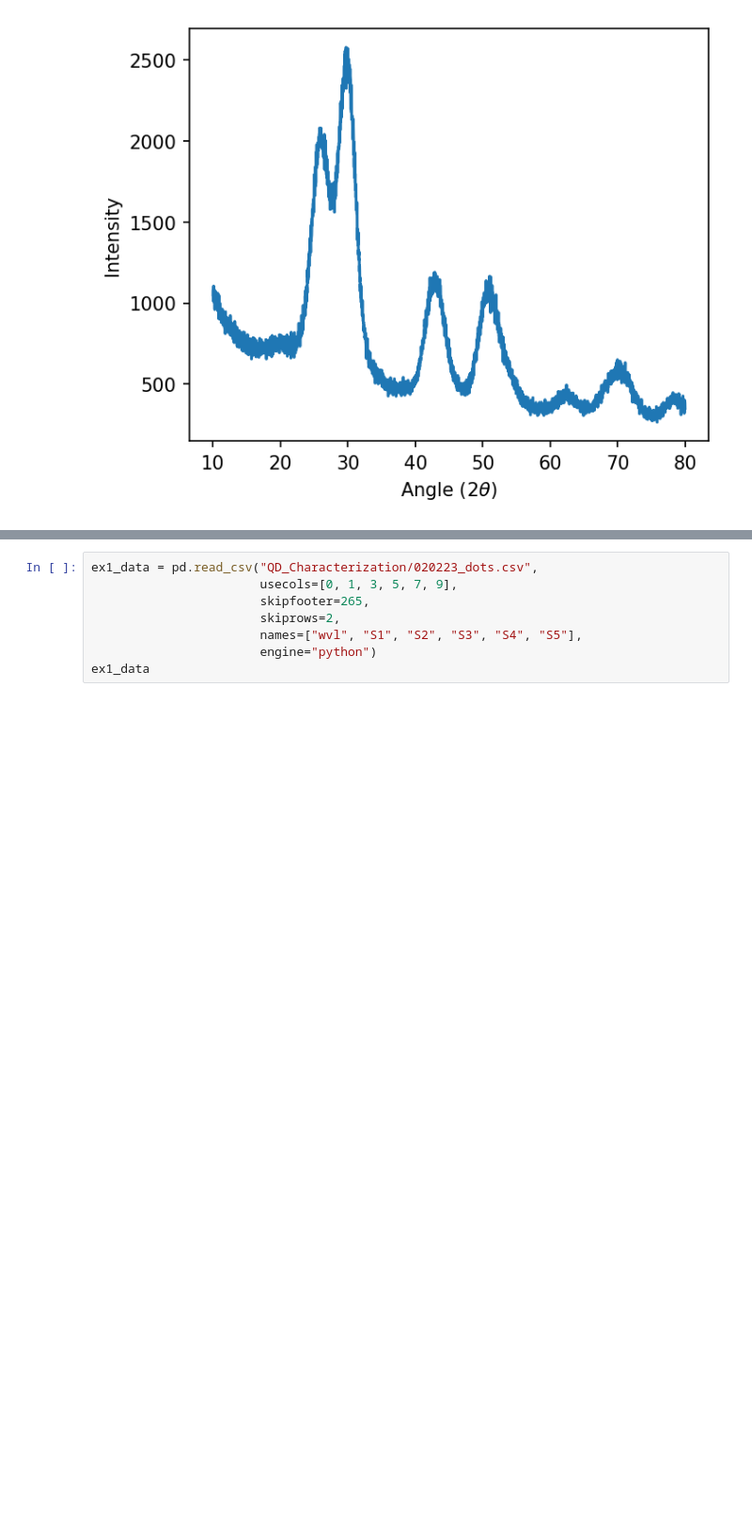
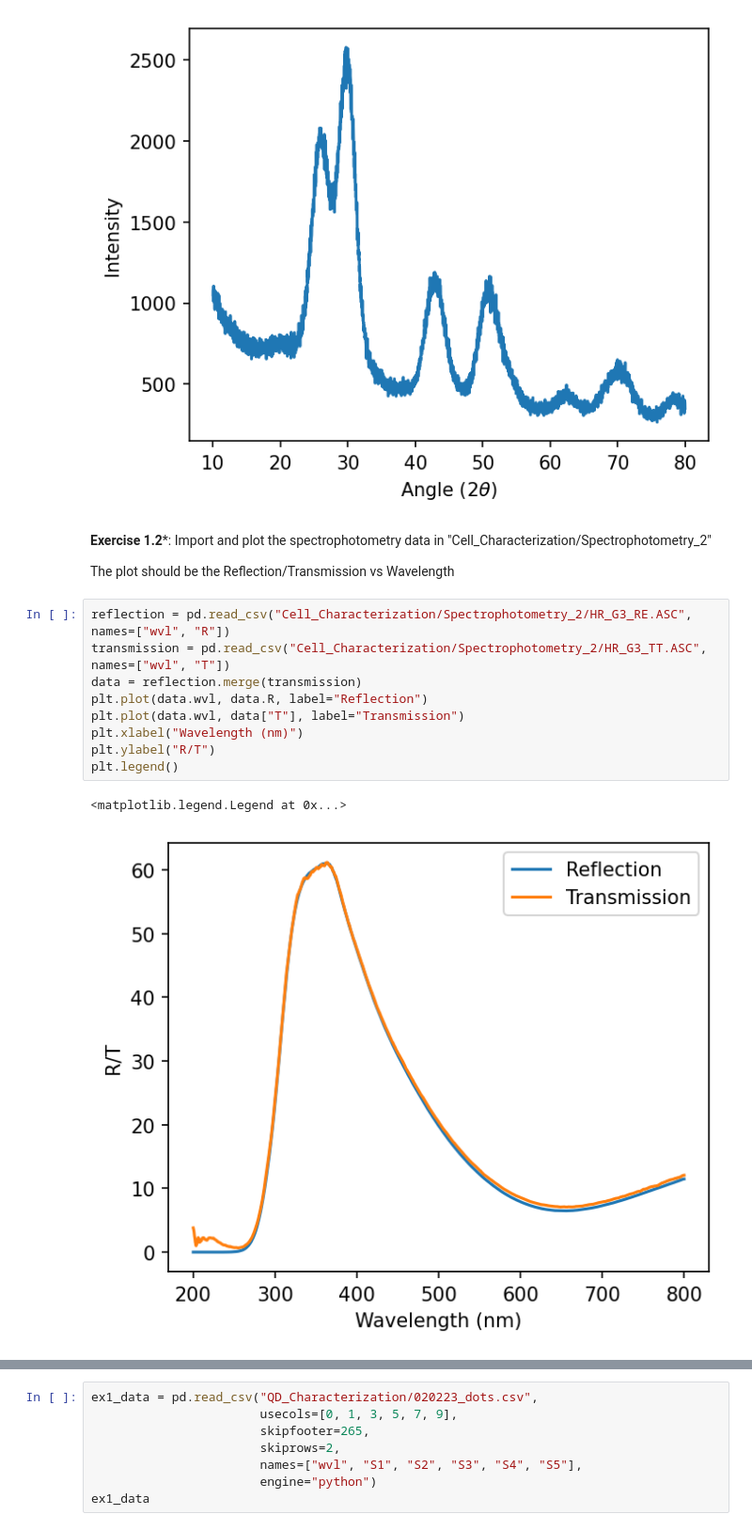
Before and after one commit to perspe/Scientific_Analysis_MN, a Jupyter notebook: Python/Workshop_Solutions.ipynb, the cells around one changed output, grey strips where cells are left out. Shown at 94% size. Saved outputs shown, nothing was run; the diff lists cells and outputs as text; blank space fills up the shorter version.

```diff
--- a/Python/Workshop_Solutions.ipynb
+++ b/Python/Workshop_Solutions.ipynb
@@ -128,3 +130,19 @@ plt.ylabel("Intensity")
 # %% [output]
 Text(0, 0.5, 'Intensity')
 [figure]
+# %% [markdown]
+__Exercise 1.2__*: Import and plot the spectrophotometry data in "Cell_Characterization/Spectrophotometry_2"
+
+The plot should be the Reflection/Transmission vs Wavelength
+# %%
+reflection = pd.read_csv("Cell_Characterization/Spectrophotometry_2/HR_G3_RE.ASC", names=["wvl", "R"])
+transmission = pd.read_csv("Cell_Characterization/Spectrophotometry_2/HR_G3_TT.ASC", names=["wvl", "T"])
+data = reflection.merge(transmission)
+plt.plot(data.wvl, data.R, label="Reflection")
+plt.plot(data.wvl, data["T"], label="Transmission")
+plt.xlabel("Wavelength (nm)")
+plt.ylabel("R/T")
+plt.legend()
+# %% [output]
+<matplotlib.legend.Legend at 0x...>
+[figure, added]
```
Also changed, not shown: parts of 14 cells of this notebook, 23 other files.
